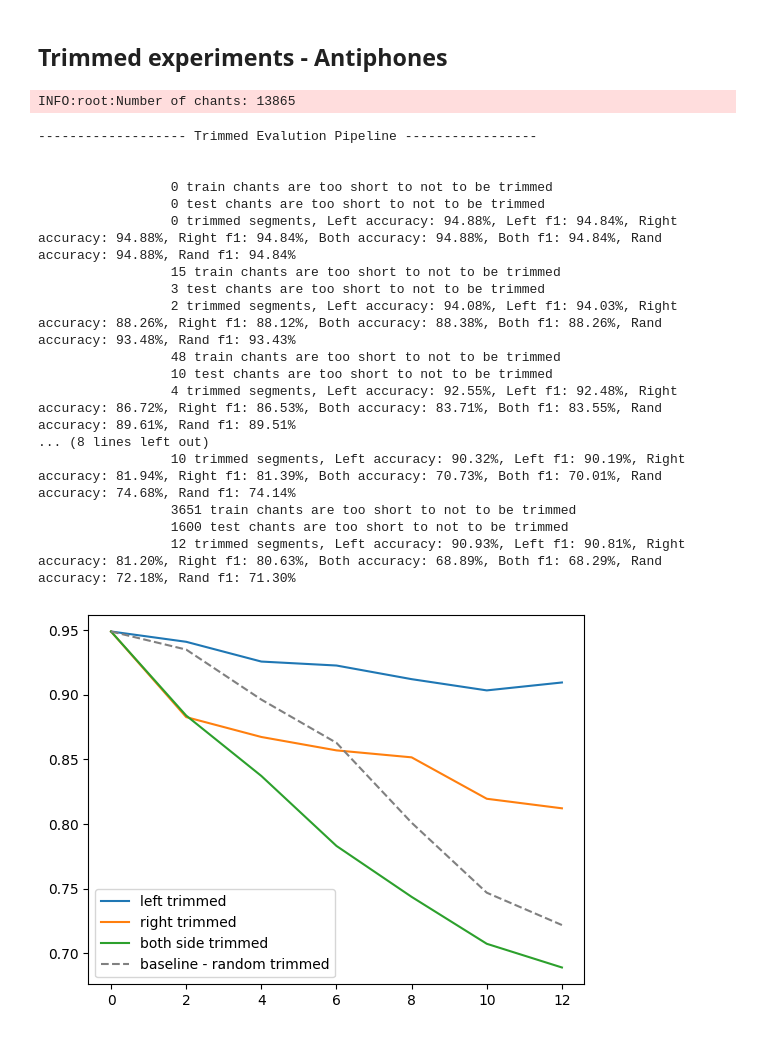
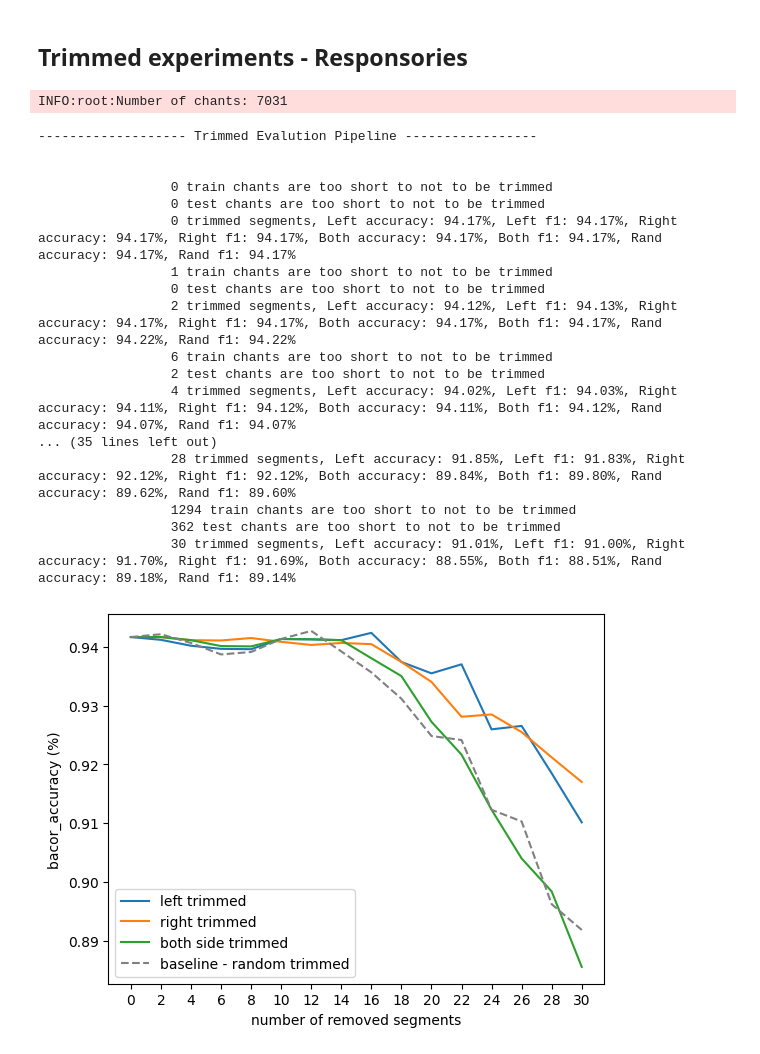
Before and after one commit to lanzv/Master-Thesis, a Jupyter notebook: models/experiments/responsories/trimmed_experiments.ipynb, the cells around one changed output. Saved outputs shown, nothing was run; the diff lists cells and outputs as text; code cells hidden in the pictures.

Commit message:
trimmed experiments on best segmentation

```diff
--- a/models/experiments/responsories/trimmed_experiments.ipynb
+++ b/models/experiments/responsories/trimmed_experiments.ipynb
@@ -14,35 +13,39 @@ Successfully installed levenshtein-0.20.9 rapidfuzz-2.15.1
 # %% [markdown]
-## Trimmed experiments - Antiphones
+## Trimmed experiments - Responsories
 # %%
 from src.utils.loader import prepare_dataset, load_word_segmentations
 from src.eval.pipelines import evaluation_trimmed_chants
 
 
 # Get Data
 _, y = prepare_dataset()
-y_train, y_test = y[:9706].tolist(), y[9706:].tolist()
-word_segmentations = load_word_segmentations()
-train_segmentation, test_segmentation = word_segmentations[:9706], word_segmentations[9706:]
+y_train, y_test = y[:4922].tolist(), y[4922:].tolist()
+final_segmentation = []
+f = open("responsories_segmentation.txt", "r")
+for chant in f:
+    chant = chant.replace('\n', '')
+    final_segmentation.append(chant.split(' '))
+train_segmentation, test_segmentation = final_segmentation[:4922], final_segmentation[4922:]
 # Evaluate model
 bacor_model = evaluation_trimmed_chants(
-    train_segmentation, y_train, test_segmentation, y_test, 6)
+    train_segmentation, y_train, test_segmentation, y_test, 15)
 # %% [output]
-INFO:root:Number of chants: 13865
+INFO:root:Number of chants: 7031
 ------------------- Trimmed Evalution Pipeline -----------------
 
 
                  0 train chants are too short to not to be trimmed
                  0 test chants are too short to not to be trimmed
-                 0 trimmed segments, Left accuracy: 94.88%, Left f1: 94.84%, Right accuracy: 94.88%, Right f1: 94.84%, Both accuracy: 94.88%, Both f1: 94.84%, Rand accuracy: 94.88%, Rand f1: 94.84%
-                 15 train chants are too short to not to be trimmed
-                 3 test chants are too short to not to be trimmed
-                 2 trimmed segments, Left accuracy: 94.08%, Left f1: 94.03%, Right accuracy: 88.26%, Right f1: 88.12%, Both accuracy: 88.38%, Both f1: 88.26%, Rand accuracy: 93.48%, Rand f1: 93.43%
-                 48 train chants are too short to not to be trimmed
-                 10 test chants are too short to not to be trimmed
-                 4 trimmed segments, Left accuracy: 92.55%, Left f1: 92.48%, Right accuracy: 86.72%, Right f1: 86.53%, Both accuracy: 83.71%, Both f1: 83.55%, Rand accuracy: 89.61%, Rand f1: 89.51%
-... (8 lines left out)
-                 10 trimmed segments, Left accuracy: 90.32%, Left f1: 90.19%, Right accuracy: 81.94%, Right f1: 81.39%, Both accuracy: 70.73%, Both f1: 70.01%, Rand accuracy: 74.68%, Rand f1: 74.14%
-                 3651 train chants are too short to not to be trimmed
-                 1600 test chants are too short to not to be trimmed
-                 12 trimmed segments, Left accuracy: 90.93%, Left f1: 90.81%, Right accuracy: 81.20%, Right f1: 80.63%, Both accuracy: 68.89%, Both f1: 68.29%, Rand accuracy: 72.18%, Rand f1: 71.30%
+                 0 trimmed segments, Left accuracy: 94.17%, Left f1: 94.17%, Right accuracy: 94.17%, Right f1: 94.17%, Both accuracy: 94.17%, Both f1: 94.17%, Rand accuracy: 94.17%, Rand f1: 94.17%
+                 1 train chants are too short to not to be trimmed
+                 0 test chants are too short to not to be trimmed
+                 2 trimmed segments, Left accuracy: 94.12%, Left f1: 94.13%, Right accuracy: 94.17%, Right f1: 94.17%, Both accuracy: 94.17%, Both f1: 94.17%, Rand accuracy: 94.22%, Rand f1: 94.22%
+                 6 train chants are too short to not to be trimmed
+                 2 test chants are too short to not to be trimmed
+                 4 trimmed segments, Left accuracy: 94.02%, Left f1: 94.03%, Right accuracy: 94.11%, Right f1: 94.12%, Both accuracy: 94.11%, Both f1: 94.12%, Rand accuracy: 94.07%, Rand f1: 94.07%
+... (35 lines left out)
+                 28 trimmed segments, Left accuracy: 91.85%, Left f1: 91.83%, Right accuracy: 92.12%, Right f1: 92.12%, Both accuracy: 89.84%, Both f1: 89.80%, Rand accuracy: 89.62%, Rand f1: 89.60%
+                 1294 train chants are too short to not to be trimmed
+                 362 test chants are too short to not to be trimmed
+                 30 trimmed segments, Left accuracy: 91.01%, Left f1: 91.00%, Right accuracy: 91.70%, Right f1: 91.69%, Both accuracy: 88.55%, Both f1: 88.51%, Rand accuracy: 89.18%, Rand f1: 89.14%
-[figure, old version]
+[figure, new version]
```
Also changed, not shown: parts of 2 cells of this notebook, 1 other file.
